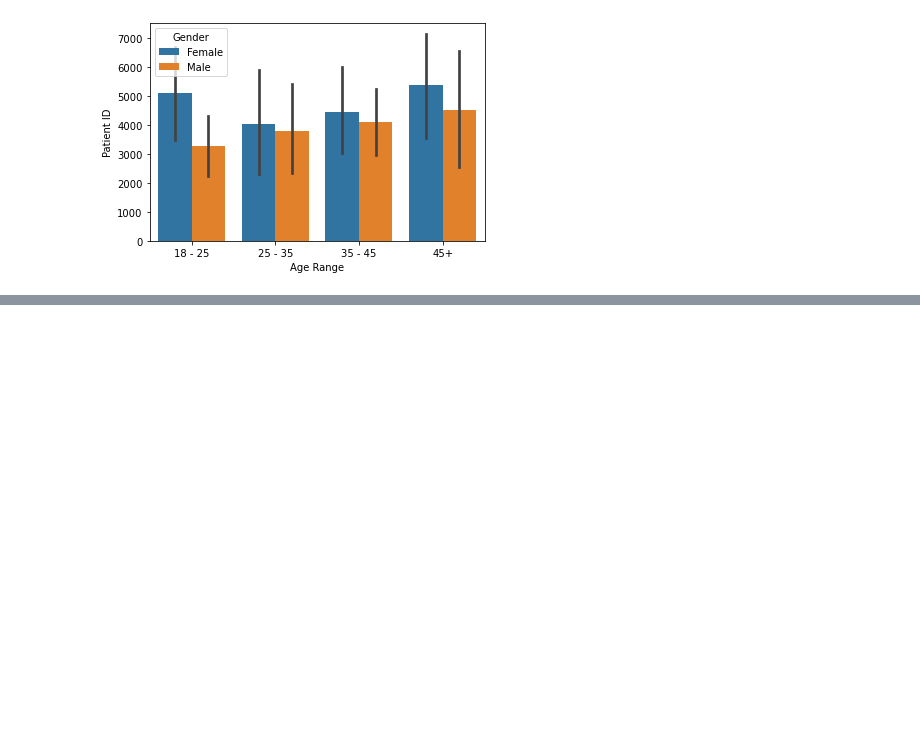
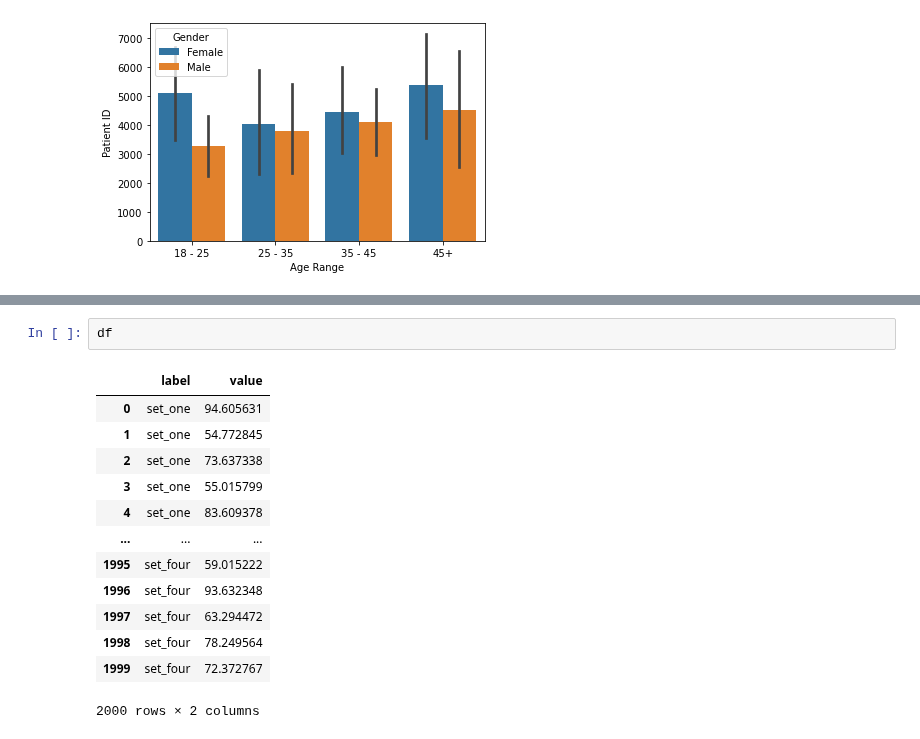
Before and after one commit to joeelorm/Data_Science, a Jupyter notebook: Data Visualization/Data Visualisation_4.ipynb, the cells around one changed output, grey strips where cells are left out. Saved outputs shown, nothing was run; the diff lists cells and outputs as text; blank space fills up the shorter version.

```diff
--- a/Data Visualization/Data Visualisation_4.ipynb
+++ b/Data Visualization/Data Visualisation_4.ipynb
@@ -106,0 +132,16 @@ plt.show()
+# %%
+df
+# %% [output]
+|  | label | value |
+| 0 | set_one | 94.605631 |
+| 1 | set_one | 54.772845 |
+| 2 | set_one | 73.637338 |
+| 3 | set_one | 55.015799 |
+| 4 | set_one | 83.609378 |
+| ... | ... | ... |
+| 1995 | set_four | 59.015222 |
+| 1996 | set_four | 93.632348 |
+| 1997 | set_four | 63.294472 |
+| 1998 | set_four | 78.249564 |
+| 1999 | set_four | 72.372767 |
+2000 rows × 2 columns
```
Also changed, not shown: parts of 2 cells of this notebook.
